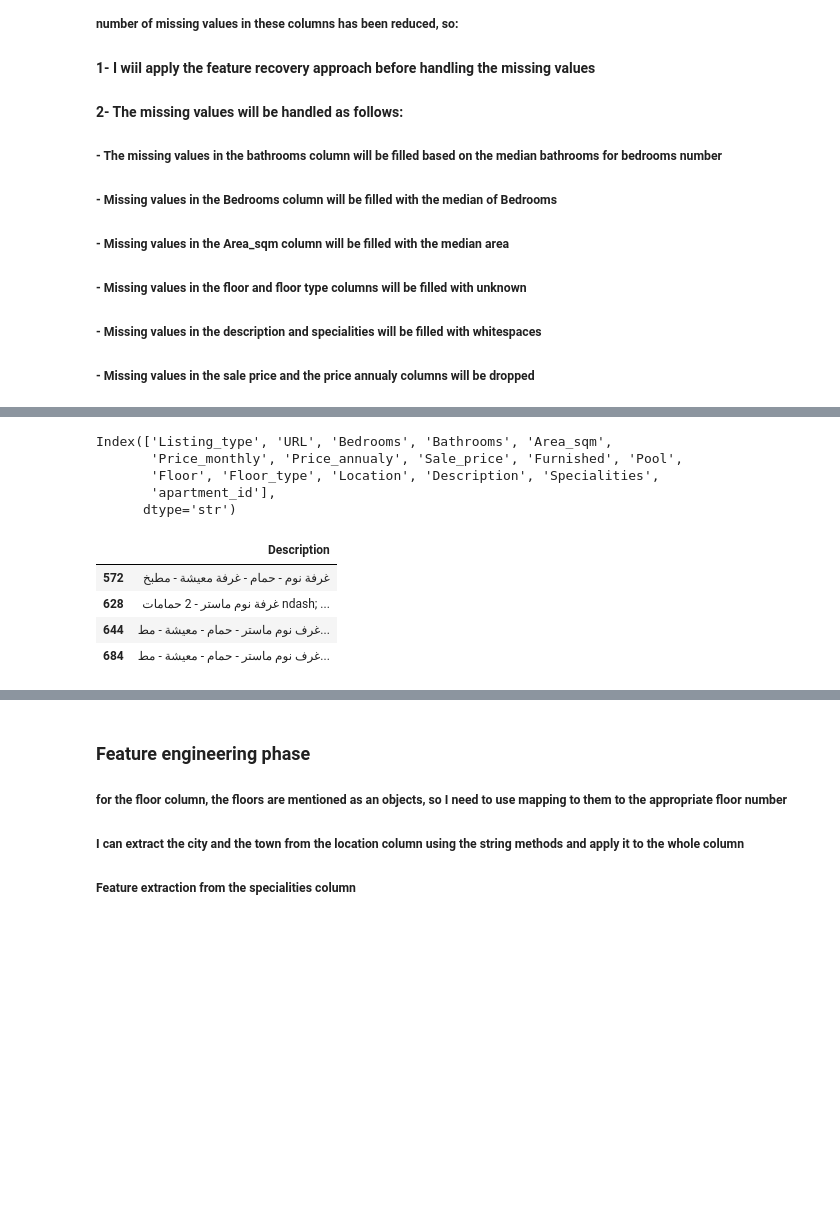
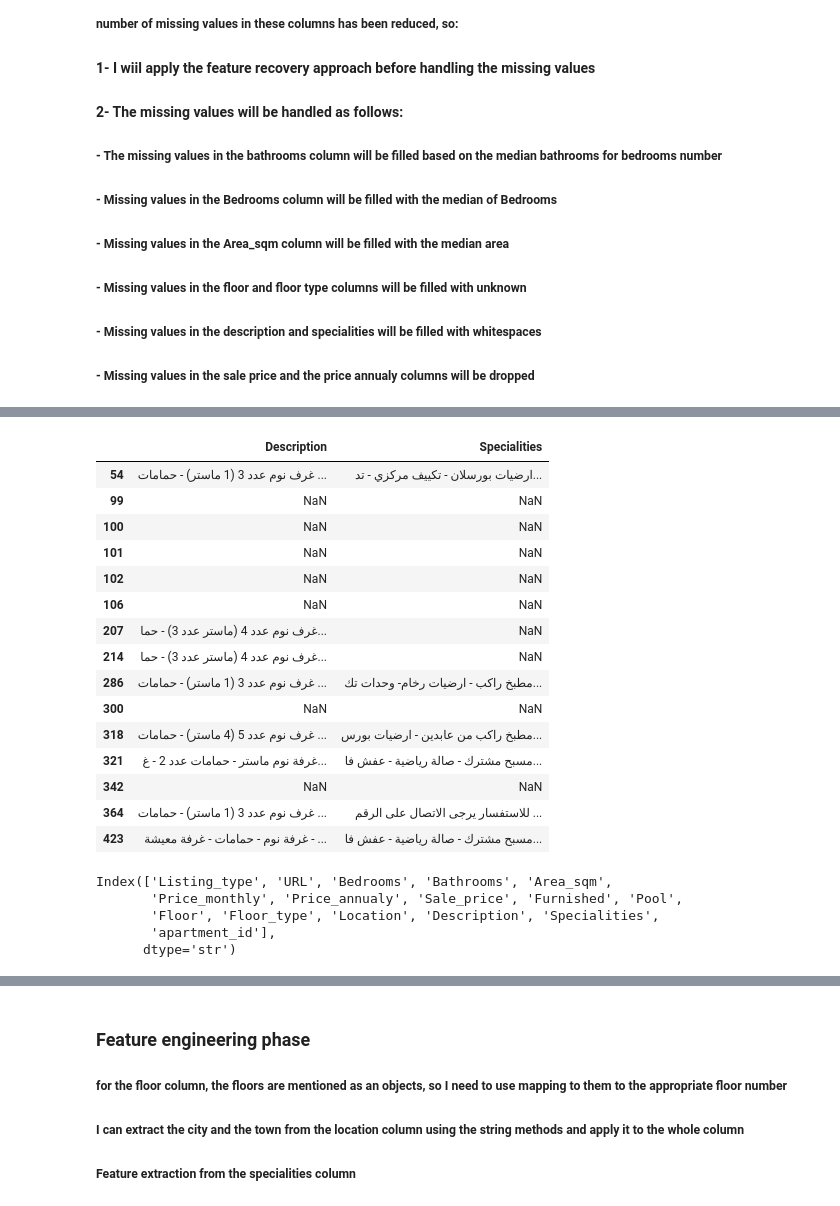
Before and after one commit to Ma7moodAs/Bayti_Real_Estate_project, a Jupyter notebook: Bayti_recommendation_engine/notebooks/notebook.ipynb, the cells around one changed output, grey strips where cells are left out. Cells and saved outputs as stored; diff of their text form; code cells hidden in the pictures; blank space fills up the shorter version.

```diff
--- a/Bayti_recommendation_engine/notebooks/notebook.ipynb
+++ b/Bayti_recommendation_engine/notebooks/notebook.ipynb
@@ -772,0 +713,33 @@ Missing or invalid values in the Sale_price column after filling: 40
+# %%
+
+def extract_price(text):
+    if pd.isna(text):
+        return None
+
+    patterns = [
+        r"السعر\s*[:\-]?\s*([\d,]+)",
+        r"سعر\s*\(?البيع\)?\s*[:\-]?\s*([\d,]+)"
+    ]
+
+    for pattern in patterns:
+        match = re.search(pattern=pattern,string=text)
+        if match:
+            return int(match.group(1).replace(',',''))
+    return None
+
+def fill_price(row):
+    # function for filling the missing values in the sale price column, where the listing type is sale
+    if (pd.notna(row['Sale_price'])) and (row['Sale_price'] > 1000):
+        return row['Sale_price']
+
+    value = extract_price(row['Description'])
+    if value is None:
+        value = extract_price(row['Specialities'])
+    return  row['Sale_price'] if value is None else value
+
+before = df[(df['Listing_type'] == 'sale') & (df['Sale_price'] <= 1000)]
+mask = (df['Listing_type'] == 'sale') & (df['Sale_price'] <= 1000)
+df.loc[mask,'Sale_price'] = df.loc[mask,:].apply(fill_price,axis=1)
+print(f'extracted price for {before.shape[0] - (df[(df['Listing_type'] == 'sale') & (df['Sale_price'] <= 1000)].shape[0])} ')
+print(f'The invalid values in the sale price column before filling: {before.shape[0]}')
+print(f'The invalid values in the sale price column after filling: {df[(df['Listing_type'] == 'sale') & (df['Sale_price'] <= 1000)].shape[0]}')
@@ -804,3 +868,22 @@ Missing values in the apartment_id column: is 0
+# %%
+df[(df['Listing_type'] == 'sale') & (df['Sale_price'].isna())][['Description','Specialities']]
+# %% [output]
+|  | Description | Specialities |
+| 54 | غرف نوم عدد 3 (1 ماستر) - حمامات ... | ارضيات بورسلان - تكييف مركزي - تد... |
+| 99 | NaN | NaN |
+| 100 | NaN | NaN |
+| 101 | NaN | NaN |
+| 102 | NaN | NaN |
+| 106 | NaN | NaN |
+| 207 | غرف نوم عدد 4 (ماستر عدد 3) - حما... | NaN |
+| 214 | غرف نوم عدد 4 (ماستر عدد 3) - حما... | NaN |
+| 286 | غرف نوم عدد 3 (1 ماستر) - حمامات ... | مطبخ راكب - ارضيات رخام- وحدات تك... |
+| 300 | NaN | NaN |
+| 318 | غرف نوم عدد 5 (4 ماستر) - حمامات ... | مطبخ راكب من عابدين - ارضيات بورس... |
+| 321 | غرفة نوم ماستر - حمامات عدد 2 - غ... | مسبح مشترك - صالة رياضية - عفش فا... |
+| 342 | NaN | NaN |
+| 364 | غرف نوم عدد 3 (1 ماستر) - حمامات ... | للاستفسار يرجى الاتصال على الرقم ... |
+| 423 | غرفة نوم - حمامات - غرفة معيشة - ... | مسبح مشترك - صالة رياضية - عفش فا... |
 # %%
 df['Bathrooms'].isna().sum()
 df.groupby('Bedrooms')['Bathrooms'].median()
@@ -812,11 +895,3 @@ Index(['Listing_type', 'URL', 'Bedrooms', 'Bathrooms', 'Area_sqm',
        'Floor', 'Floor_type', 'Location', 'Description', 'Specialities',
        'apartment_id'],
       dtype='str')
-# %%
-df[df['Bedrooms'] == 0][['Description']]
-# %% [output]
-|  | Description |
-| 572 | غرفة نوم - حمام - غرفة معيشة - مطبخ |
-| 628 | غرفة نوم ماستر - 2 حمامات ndash; ... |
-| 644 | غرف نوم ماستر - حمام - معيشة - مط... |
-| 684 | غرف نوم ماستر - حمام - معيشة - مط... |
```
Also changed, not shown: parts of 26 cells of this notebook, 1 other file.
